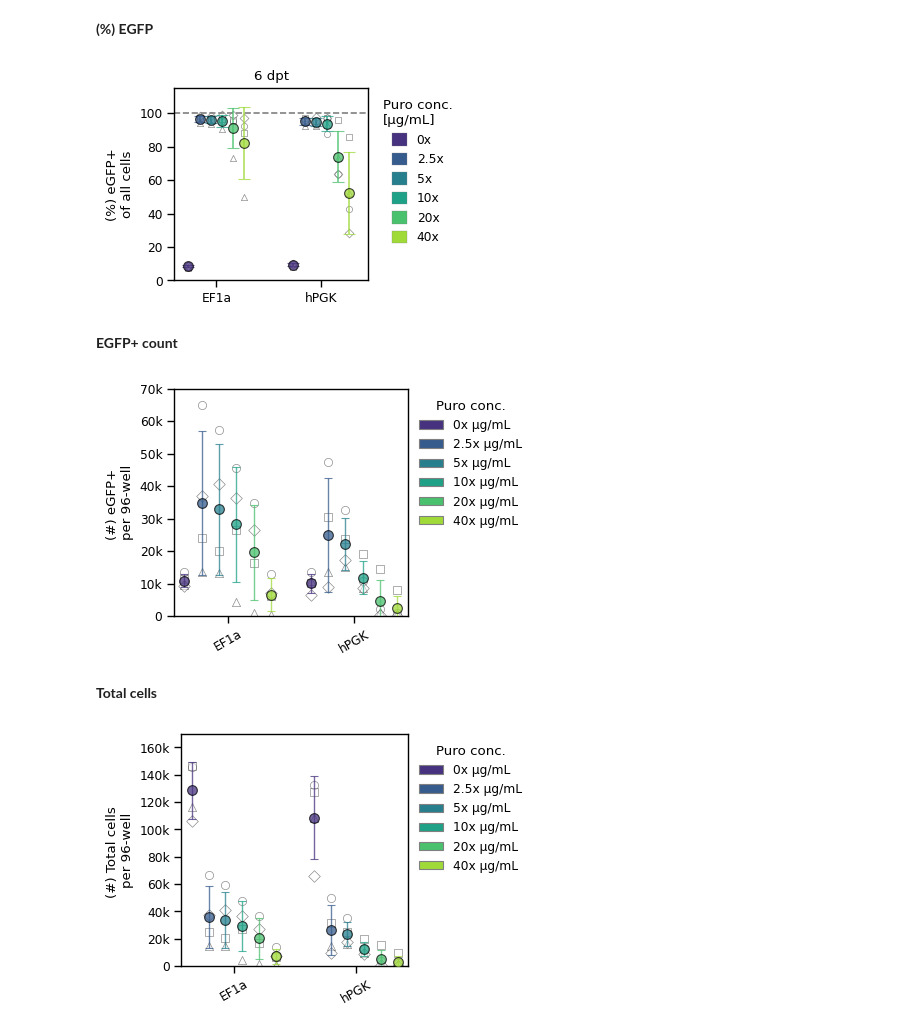
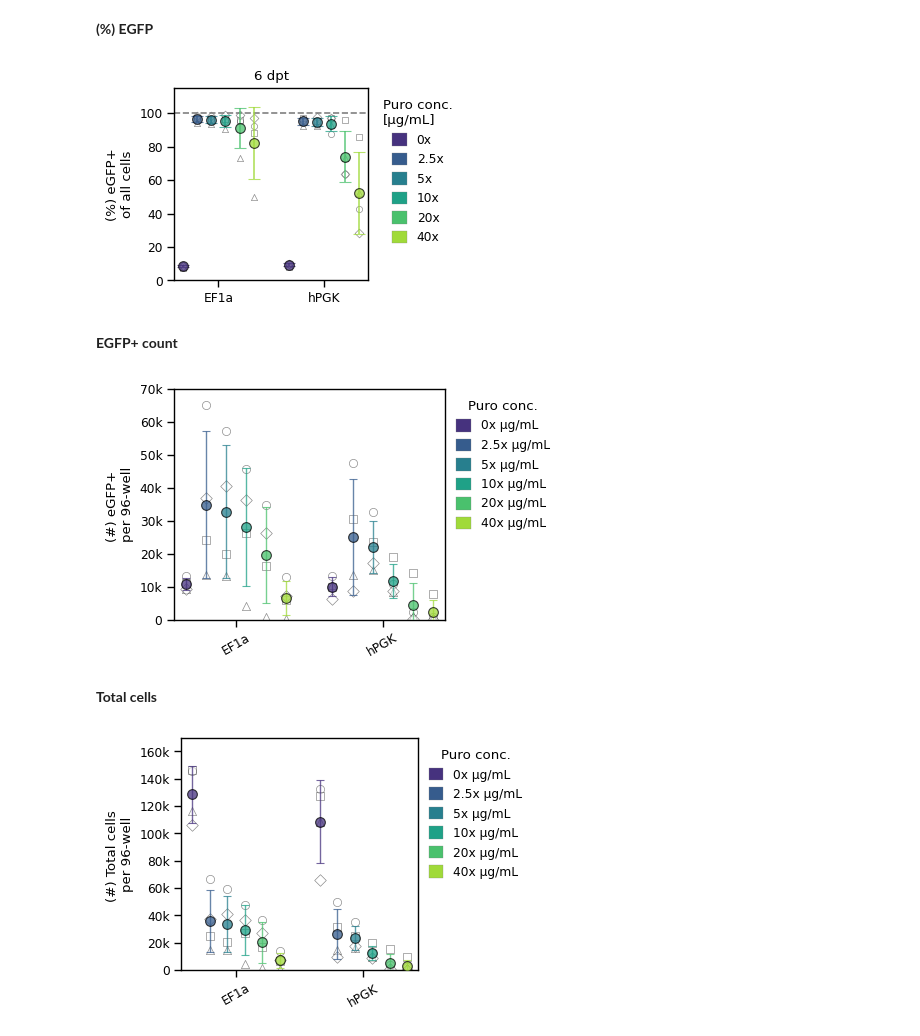
Before and after one commit to GallowayLabMIT/dasit_manuscript, a Jupyter notebook: Figure_XX_conventional_cassettes/Figure_XX_puro_cassettes.ipynb, the cells around one changed output. Saved outputs shown, nothing was run; the diff lists cells and outputs as text; code cells hidden in the pictures.

```diff
--- a/Figure_XX_conventional_cassettes/Figure_XX_puro_cassettes.ipynb
+++ b/Figure_XX_conventional_cassettes/Figure_XX_puro_cassettes.ipynb
@@ -300,10 +300,8 @@ fig, ax = plt.subplots(1, 1, figsize=(2.5,2.5))
 colors = sns.color_palette("viridis", len(hue_order))
 
 # Horizontal offsets for each puro concentration
-offsets = np.linspace(-0.12, 0.12, len(hue_order))
-group_centers = [0, 0.45]
-# Tiny offsets for technical replicates
-rep_offsets = np.linspace(-0.02, 0.02, len(bio_means.Date.unique()))
+offsets = np.linspace(-0.20, 0.20, len(hue_order))
+group_centers = [0, 0.6]
 
 # Plot technical replicate means (one point per biological replicate)
 
@@ -394,13 +392,12 @@ ax.axhline(100, color='grey', linestyle='--')
 ax.set_xlabel('')
 ax.set_xticks(group_centers)
 ax.set_xticklabels([label_map[l] for l in order])
-ax.set_xlim(-0.18, 0.65)
 
 
-plottitle = 'constitutive_puro_eGFP_percent.svg'
+plottitle = 'constitutive_puro_eGFP_percent_dot.svg'
 plt.savefig(rd.outfile(output_path/plottitle),bbox_inches='tight')
 # %% [output]
-[figure, old version]
+[figure, new version]
 # %% [markdown]
 **EGFP+ count**
 # %%
@@ -443,7 +440,7 @@ summary = (
     )
 )
 
-fig, ax = plt.subplots(1, 1, figsize=(4.5,3))
+fig, ax = plt.subplots(1, 1, figsize=(3.5,3))
 
 colors = dict(zip(hue_order, palette))
 
@@ -526,38 +523,39 @@ ax.yaxis.set_major_formatter(
     )
 )
 
 ax.set_xticks(group_centers)
 
 ax.set_xticklabels(
     [label_map[t] for t in order],
     rotation=30
 )
 
 
 # Legend
 legend_handles = [
     Patch(
         facecolor=colors[p],
-        edgecolor='grey',
+        edgecolor='grey', linewidth = 0.2,
         label=f'{p} µg/mL'
     )
     for p in hue_order
 ]
 
 ax.legend(
     handles=legend_handles,
     title='Puro conc.',
     loc='upper left',
     bbox_to_anchor=(1,1),
-    frameon=False
+    frameon=False,
+    handlelength=1.2,
+    handleheight=1.2
 )
 
 
-fig.tight_layout()
-plottitle = 'constitutive_puro_total_cell_count.svg'
+plottitle = 'constitutive_puro_EGFP_cell_count_dot.svg'
 plt.savefig(rd.outfile(output_path/plottitle),bbox_inches='tight')
 # %% [output]
-[figure, old version]
+[figure, new version]
 # %% [markdown]
 **Total cells**
 # %%
@@ -695,7 +693,7 @@ ax.set_xticklabels(
 legend_handles = [
     Patch(
         facecolor=colors[p],
-        edgecolor='grey',
+        edgecolor='grey', linewidth = 0.2,
         label=f'{p} µg/mL'
     )
     for p in hue_order
@@ -706,12 +704,14 @@ ax.legend(
     title='Puro conc.',
     loc='upper left',
     bbox_to_anchor=(1,1),
-    frameon=False
+    frameon=False,
+    handlelength=1.2,
+    handleheight=1.2
 )
 
 
 fig.tight_layout()
-
-# plt.savefig(figpath + f'bar_EGFP-count_puro-ONLY.svg', bbox_inches='tight')
+plottitle = 'constitutive_puro_total_cell_count_dot.svg'
+plt.savefig(rd.outfile(output_path/plottitle),bbox_inches='tight')
 # %% [output]
-[figure, old version]
+[figure, new version]
```
Also changed, not shown: 2 other files.
